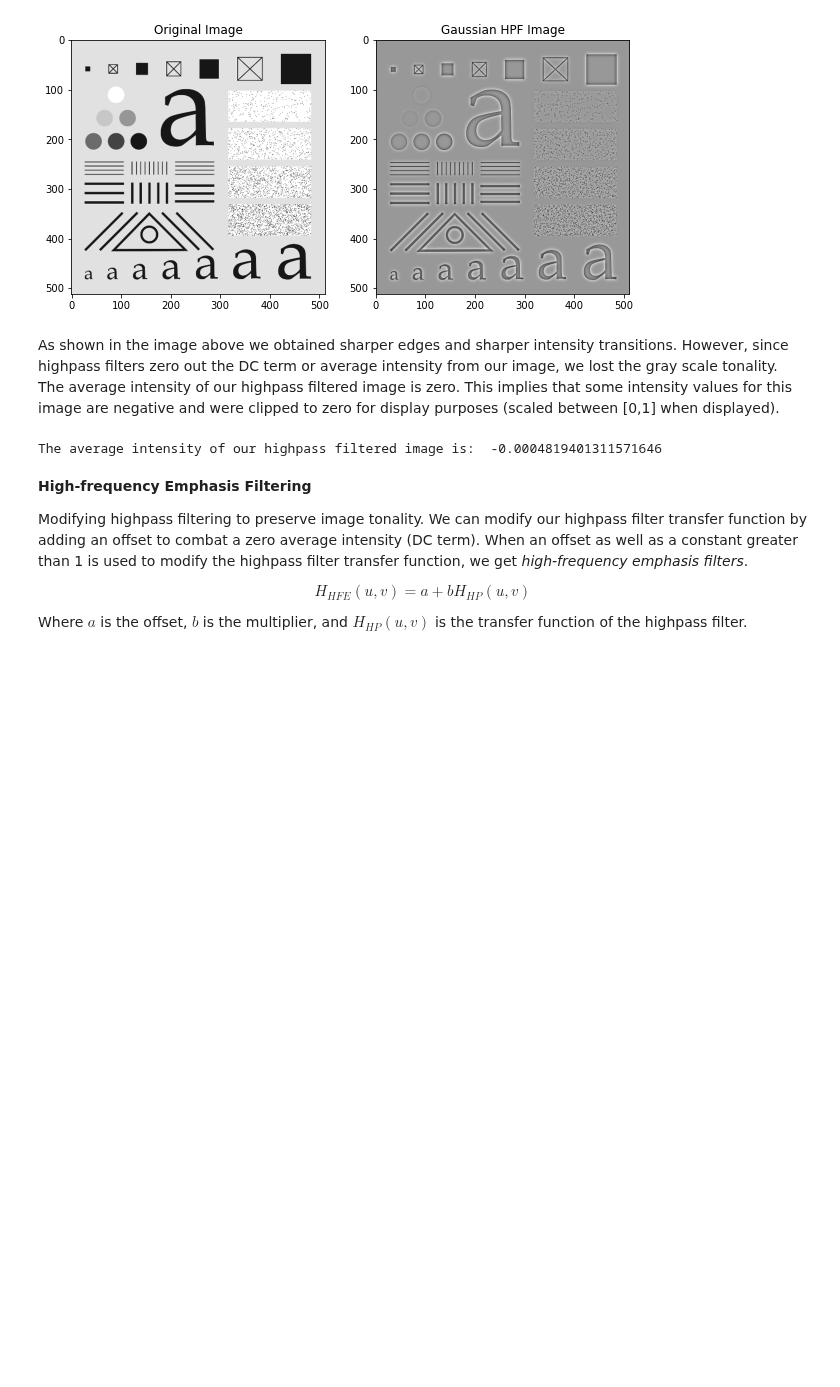
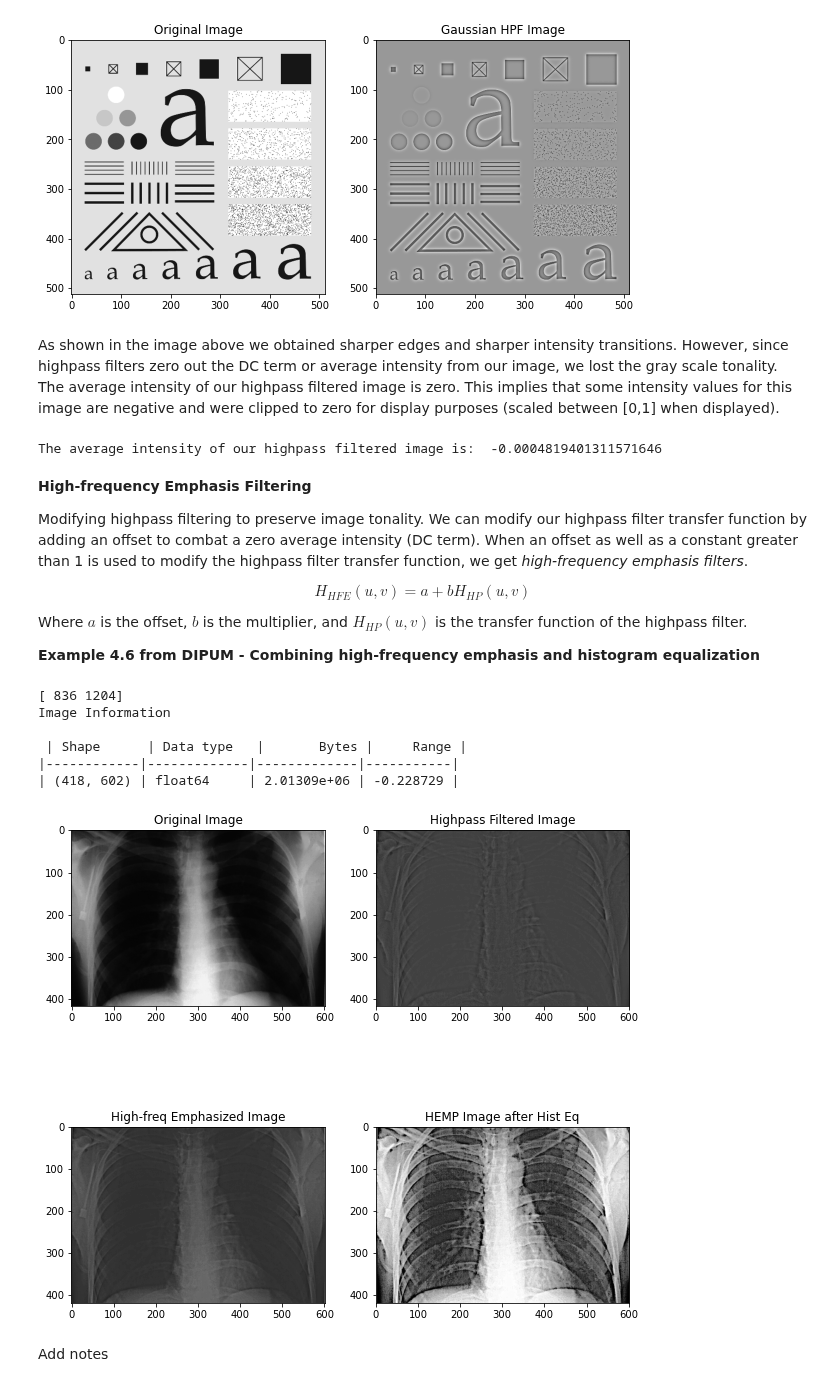
Before and after one commit to ecolon08/Digital-Image-Processing, a Jupyter notebook: Frequency_Domain_Filtering/ec_dip_freq_dom_filt_01.ipynb, the cells around one changed output. Cells and saved outputs as stored; diff of their text form; code cells hidden in the pictures; blank space fills up the shorter version.

Commit message:
Add Example 4.6 to notebook and fix dft_filt type for non-square image dimensions

```diff
--- a/Frequency_Domain_Filtering/ec_dip_freq_dom_filt_01.ipynb
+++ b/Frequency_Domain_Filtering/ec_dip_freq_dom_filt_01.ipynb
@@ -442,3 +442,64 @@ H_{HFE}(u,v) = a + bH_{HP}(u,v)
 \end{equation}
 
 Where $a$ is the offset, $b$ is the multiplier, and $H_{HP}(u,v)$ is the transfer function of the highpass filter.
+
+**Example 4.6 from DIPUM - Combining high-frequency emphasis and histogram equalization**
+# %%
+# Load blurry X-ray image
+img_xray = io.imread('./images/chestXray-dark.tif')
+
+# Display image
+fig_xray, ax_xray = plt.subplots(2,2,figsize=(10,10))
+ax_xray = ax_xray.ravel()
+
+ax_xray[0].imshow(img_xray, cmap='gray')
+ax_xray[0].set_title('Original Image');
+
+# Get padding dimensions
+pad_dim_xray = ec_img_utils.padded_size({"img_dim": img_xray.shape})
+print(pad_dim_xray)
+
+# Define cutoff frequency
+D0_xray = np.round(0.05*pad_dim_xray[0])
+#print(D0_xray)
+
+# Define Butterworth filter
+hpf_btt_xray = ec_img_utils.hp_filter('butterworth',pad_dim_xray[1],pad_dim_xray[0],D0_xray,2)
+
+# Filter image
+xray_hp_flt = ec_img_utils.dft_filt(img_xray, hpf_btt_xray, 'symmetric')
+
+# Display filtered image
+
+ax_xray[1].imshow(xray_hp_flt, cmap='gray')
+ax_xray[1].set_title('Highpass Filtered Image');
+
+# Implement high-frequency emphasis filtering
+hpf_hemp = 0.5 + 2.0*hpf_btt_xray
+
+# Filter the image again
+xray_hemp = ec_img_utils.dft_filt(img_xray, hpf_hemp, 'symmetric')
+
+# Display the resulting image
+ax_xray[2].imshow(xray_hemp, cmap='gray')
+ax_xray[2].set_title('High-freq Emphasized Image');
+
+# Print intensity range of the image before histogram equalization
+ec_img_utils.get_img_info(xray_hemp/np.max(xray_hemp))
+
+# Perform histogram equalization to enhance the gray tonality
+img_xray_histeq = skimage.exposure.equalize_hist(xray_hemp)
+
+# Display histogram equalized image
+ax_xray[3].imshow(img_xray_histeq, cmap='gray')
+ax_xray[3].set_title('HEMP Image after Hist Eq');
+# %% [output]
+[ 836 1204]
+Image Information
+
+ | Shape      | Data type   |       Bytes |     Range |
+|------------|-------------|-------------|-----------|
+| (418, 602) | float64     | 2.01309e+06 | -0.228729 |
+[figure, added]
+# %% [markdown]
+Add notes
```
Also changed, not shown: 2 other files.
